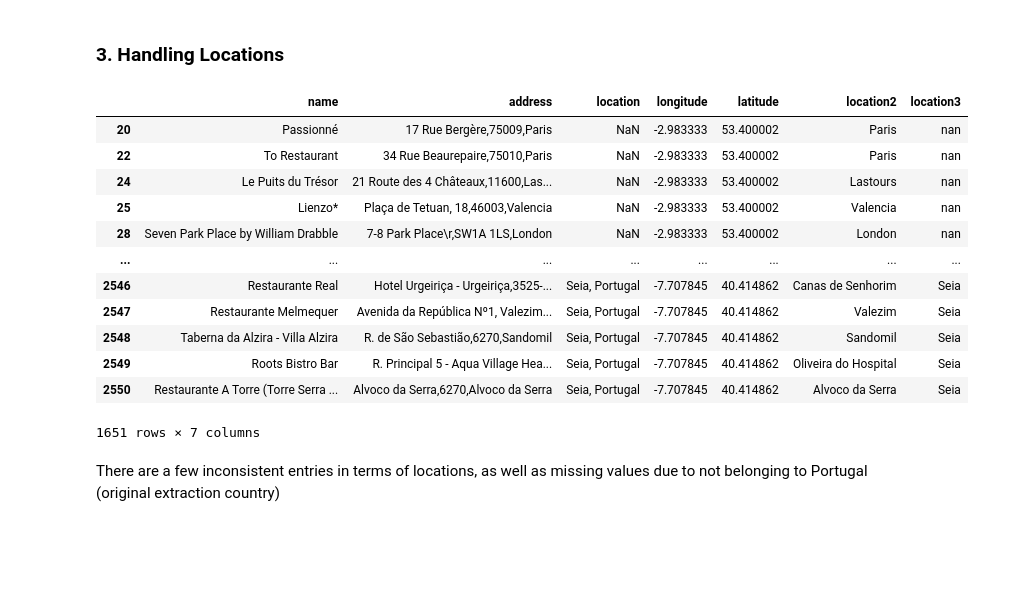
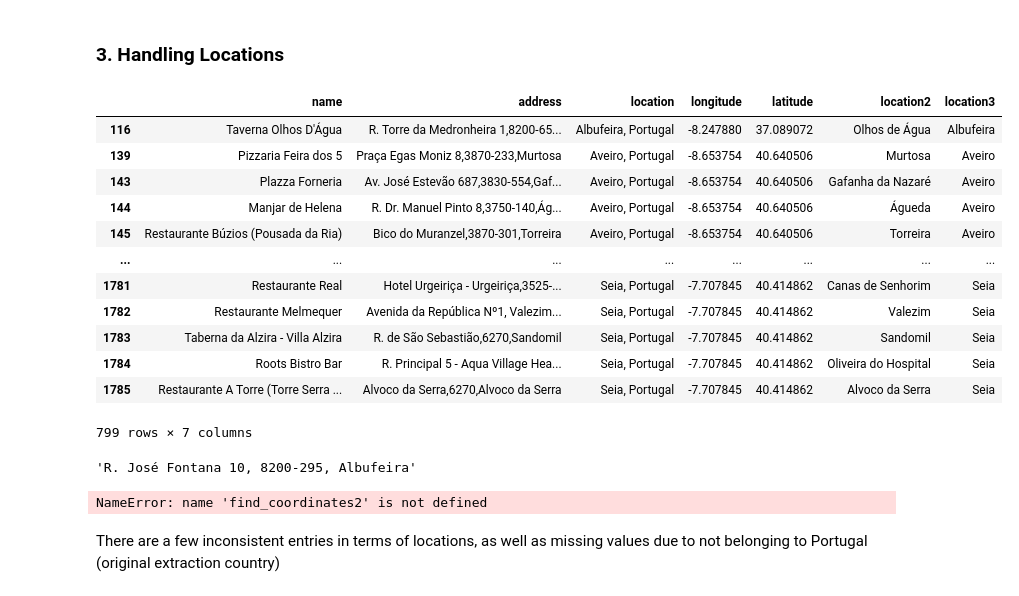
Before and after one commit to shaulleo/FlavourFlix, a Jupyter notebook: EDA1.ipynb, the cells around one changed output. Drawn from its saved outputs; the diff is of its cells as text; code cells hidden in the pictures; blank space fills up the shorter version.

```diff
--- a/EDA1.ipynb
+++ b/EDA1.ipynb
@@ -90,17 +88,20 @@ locations['location2'] = locations['address'].map(lambda x: str(x).split(',')[-1
 locations['location3'] = locations['location'].map(lambda x: str(x).split(',')[0])
-# %%
-locations[(locations['location2']) != (locations['location3'])]
-# %% [output]
-|  | name | address | location | longitude | latitude | location2 | location3 |
-| 20 | Passionné | 17 Rue Bergère,75009,Paris | NaN | -2.983333 | 53.400002 | Paris | nan |
-| 22 | To Restaurant | 34 Rue Beaurepaire,75010,Paris | NaN | -2.983333 | 53.400002 | Paris | nan |
-| 24 | Le Puits du Trésor | 21 Route des 4 Châteaux,11600,Las... | NaN | -2.983333 | 53.400002 | Lastours | nan |
-| 25 | Lienzo* | Plaça de Tetuan, 18,46003,Valencia | NaN | -2.983333 | 53.400002 | Valencia | nan |
-| 28 | Seven Park Place by William Drabble | 7-8 Park Place\r,SW1A 1LS,London | NaN | -2.983333 | 53.400002 | London | nan |
-| ... | ... | ... | ... | ... | ... | ... | ... |
-| 2546 | Restaurante Real | Hotel Urgeiriça - Urgeiriça,3525-... | Seia, Portugal | -7.707845 | 40.414862 | Canas de Senhorim | Seia |
-| 2547 | Restaurante Melmequer | Avenida da República Nº1, Valezim... | Seia, Portugal | -7.707845 | 40.414862 | Valezim | Seia |
-| 2548 | Taberna da Alzira - Villa Alzira | R. de São Sebastião,6270,Sandomil | Seia, Portugal | -7.707845 | 40.414862 | Sandomil | Seia |
-| 2549 | Roots Bistro Bar | R. Principal 5 - Aqua Village Hea... | Seia, Portugal | -7.707845 | 40.414862 | Oliveira do Hospital | Seia |
-| 2550 | Restaurante A Torre (Torre Serra ... | Alvoco da Serra,6270,Alvoco da Serra | Seia, Portugal | -7.707845 | 40.414862 | Alvoco da Serra | Seia |
-1651 rows × 7 columns
+# %%
+#Seems like "location2" is a more appropriate way
+
+#find rows where location2 and location3 don't match and location3 does not have any nans
+locations[((locations['location2']) != (locations['location3'])) & (locations['location3'] != 'nan')]
+# %% [output]
+|  | name | address | location | longitude | latitude | location2 | location3 |
+| 116 | Taverna Olhos D'Água | R. Torre da Medronheira 1,8200-65... | Albufeira, Portugal | -8.247880 | 37.089072 | Olhos de Água | Albufeira |
+| 139 | Pizzaria Feira dos 5 | Praça Egas Moniz 8,3870-233,Murtosa | Aveiro, Portugal | -8.653754 | 40.640506 | Murtosa | Aveiro |
+| 143 | Plazza Forneria | Av. José Estevão 687,3830-554,Gaf... | Aveiro, Portugal | -8.653754 | 40.640506 | Gafanha da Nazaré | Aveiro |
+| 144 | Manjar de Helena | R. Dr. Manuel Pinto 8,3750-140,Ág... | Aveiro, Portugal | -8.653754 | 40.640506 | Águeda | Aveiro |
+| 145 | Restaurante Búzios (Pousada da Ria) | Bico do Muranzel,3870-301,Torreira | Aveiro, Portugal | -8.653754 | 40.640506 | Torreira | Aveiro |
+| ... | ... | ... | ... | ... | ... | ... | ... |
+| 1781 | Restaurante Real | Hotel Urgeiriça - Urgeiriça,3525-... | Seia, Portugal | -7.707845 | 40.414862 | Canas de Senhorim | Seia |
+| 1782 | Restaurante Melmequer | Avenida da República Nº1, Valezim... | Seia, Portugal | -7.707845 | 40.414862 | Valezim | Seia |
+| 1783 | Taberna da Alzira - Villa Alzira | R. de São Sebastião,6270,Sandomil | Seia, Portugal | -7.707845 | 40.414862 | Sandomil | Seia |
+| 1784 | Roots Bistro Bar | R. Principal 5 - Aqua Village Hea... | Seia, Portugal | -7.707845 | 40.414862 | Oliveira do Hospital | Seia |
+| 1785 | Restaurante A Torre (Torre Serra ... | Alvoco da Serra,6270,Alvoco da Serra | Seia, Portugal | -7.707845 | 40.414862 | Alvoco da Serra | Seia |
+799 rows × 7 columns
@@ -107,3 +111,12 @@ locations[(locations['location2']) != (locations['location3'])]
+# %%
+locations.loc[0, 'address']
+# %% [output]
+'R. José Fontana 10, 8200-295, Albufeira'
+# %%
+from functions import *
+find_coordinates2(locations.loc[0, :])
+# %% [output]
+NameError: name 'find_coordinates2' is not defined
 # %% [markdown]
 There are a few inconsistent entries in terms of locations, as well as missing values due to not belonging to Portugal (original extraction country)
 # %% [markdown]
```
Also changed, not shown: parts of 7 cells of this notebook, 1 other file.
